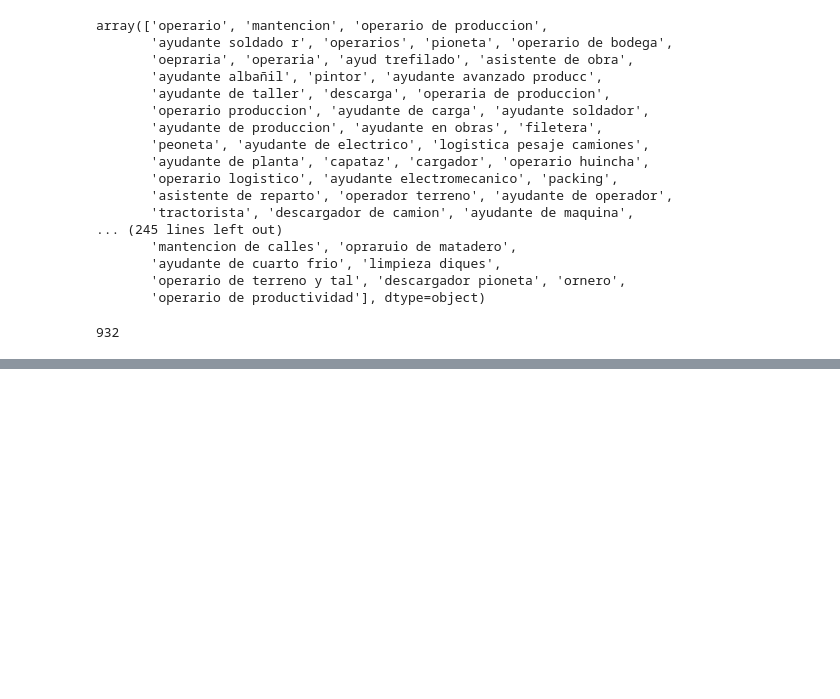
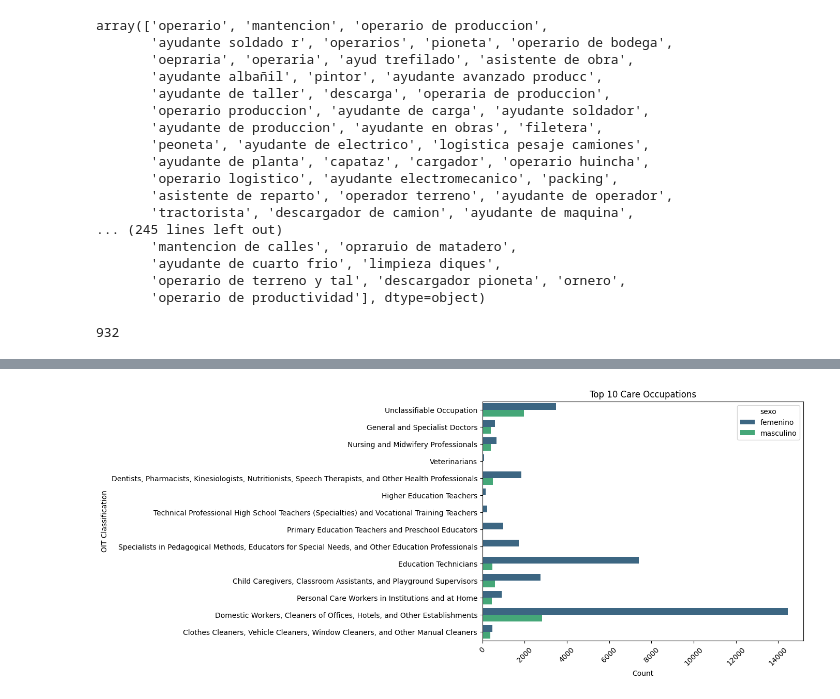
Before and after one commit to Work-Related-Accidents/sex-differences-in-work-related-accidents-2025, a Jupyter notebook: classification/llm.ipynb, the cells around one changed output, grey strips where cells are left out. Drawn from its saved outputs; the diff is of its cells as text; code cells hidden in the pictures; blank space fills up the shorter version.

```diff
--- a/classification/llm.ipynb
+++ b/classification/llm.ipynb
@@ -347,0 +427,2 @@ classified_occupations_93
+# %%
+care_duties_output_path = path.join(DATA_ROOT_PATH, 'outputs', 'llm_classification_care_duties.csv')
@@ -347,0 +515,17 @@ classified_occupations_93
+# %%
+TRANSLATED_CARE_DUTIES_SUBGROUPS_PATH = path.join(
+    DATA_ROOT_PATH, 'classification', 'translated_care_duties_subgroups.csv'
+)
+
+classification_codes_description = pd.read_csv(
+    TRANSLATED_CARE_DUTIES_SUBGROUPS_PATH,
+    sep=';',
+    names=['code', 'description'],
+    on_bad_lines='skip',
+    dtype={'code': str, 'description': str}
+)
+
+# Standarization for formats
+classification_counts['clasificacion-oit'] = classification_counts['clasificacion-oit'].astype(str)
+
+print(classification_codes_description.head())
@@ -347,0 +539,12 @@ classified_occupations_93
+# %%
+care_duties = pd.merge(
+    classification_counts,
+    classification_codes_description,
+    left_on='clasificacion-oit',
+    right_on='code',
+    how='left'
+)
+
+print(care_duties.head())
+
+care_duties_df = pd.DataFrame(care_duties, columns=['clasificacion-oit', 'sexo', 'count', 'description'])
@@ -347,0 +565,12 @@ classified_occupations_93
+# %%
+care_duties_df = pd.DataFrame(care_duties, columns=['clasificacion-oit', 'sexo', 'count', 'description'])
+
+plt.figure(figsize=(8, 6))
+sns.barplot(y='description', x='count', data=care_duties, palette='viridis', hue='sexo')
+plt.xlabel('Count')
+plt.ylabel('OIT Classification')
+plt.title('Top 10 Care Occupations')
+plt.xticks(rotation=45)
+plt.show()
+# %% [output]
+[figure, added]
```
Also changed, not shown: parts of 61 cells of this notebook, 1 other file.
